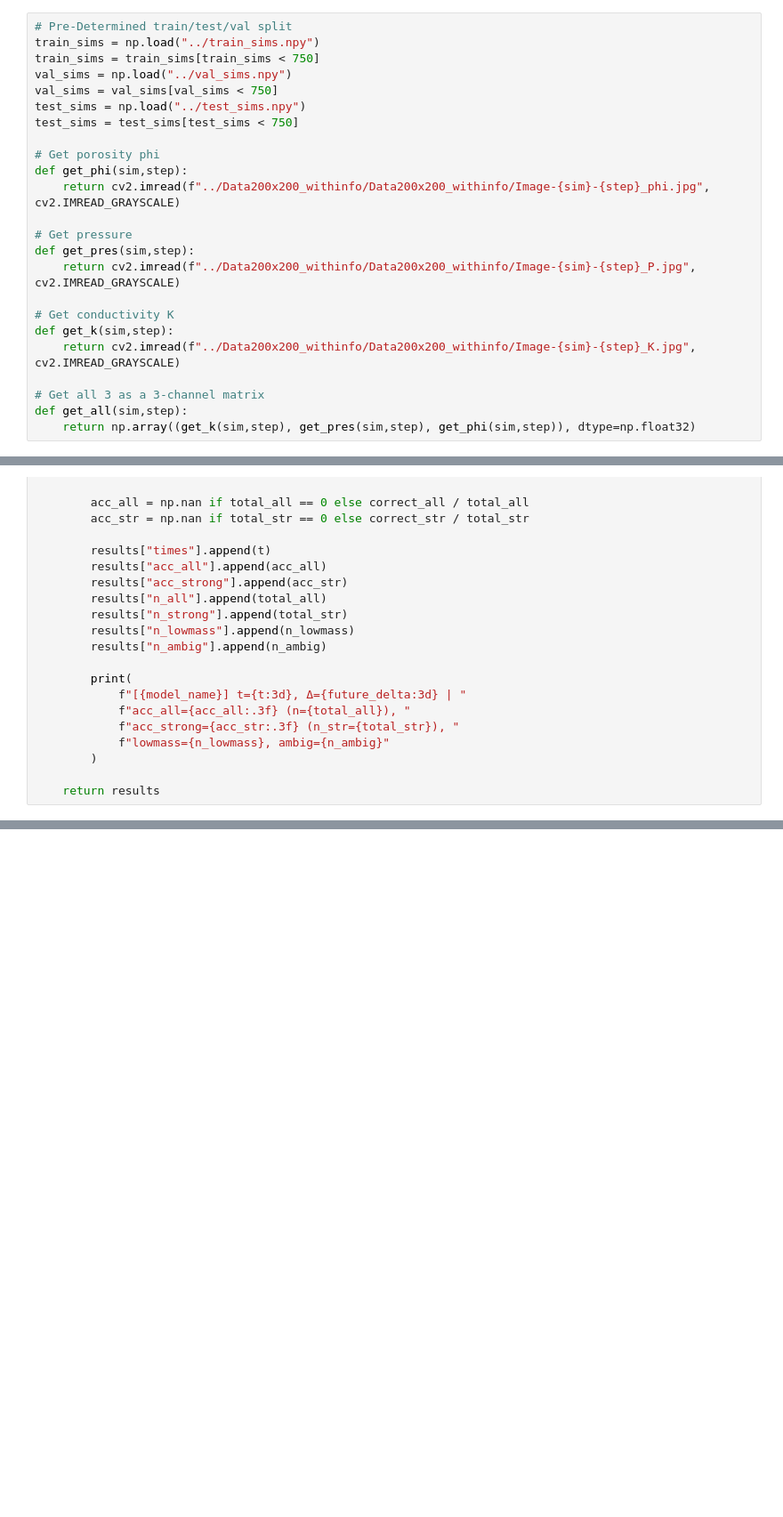
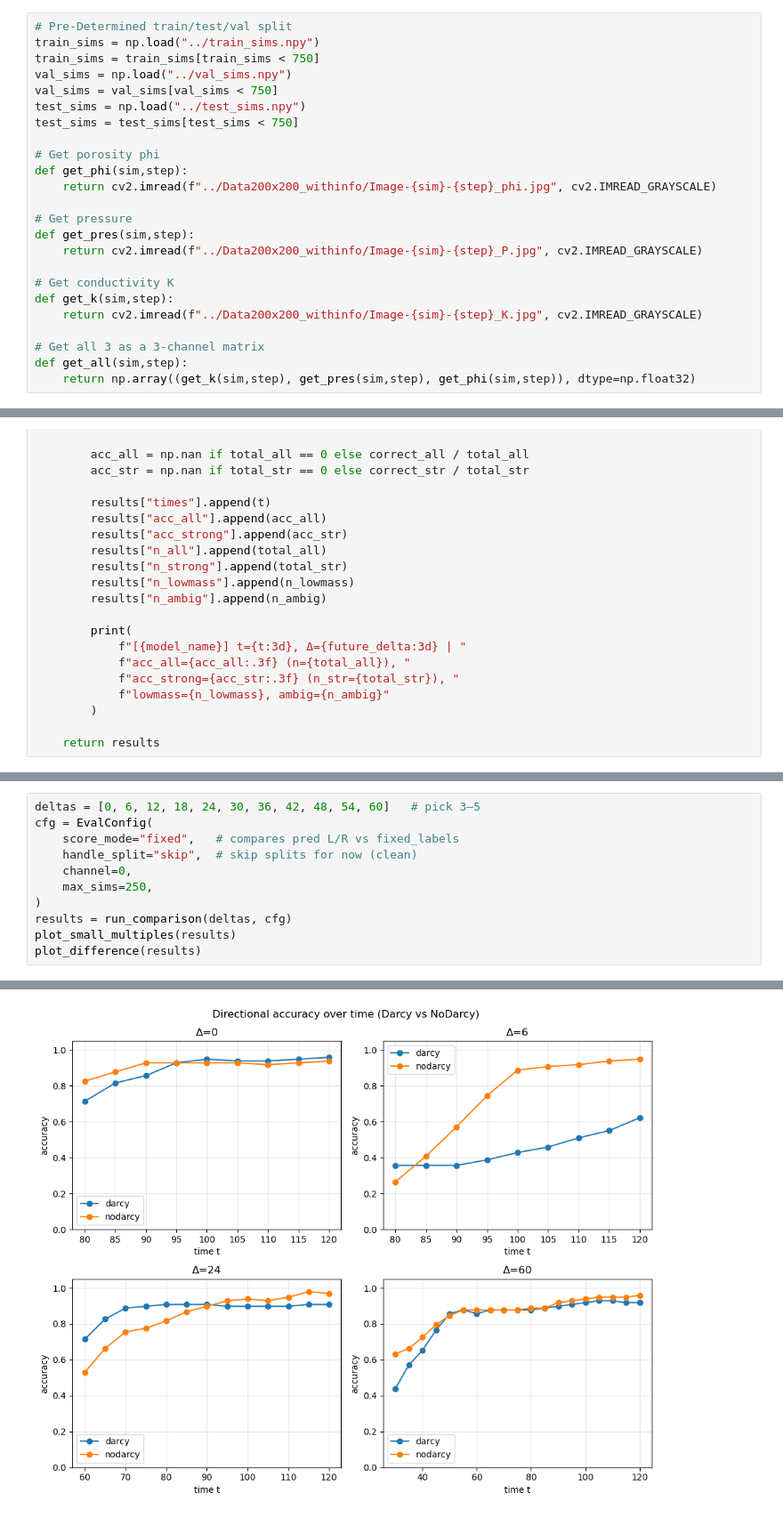
Before and after one commit to JadenLews/Learning, a Jupyter notebook: DeepLearn/physics/future_direction_performance.ipynb, the cells around one changed output, grey strips where cells are left out. Shown at 89% size. Drawn from its saved outputs; the diff is of its cells as text; blank space fills up the shorter version.

```diff
--- a/DeepLearn/physics/future_direction_performance.ipynb
+++ b/DeepLearn/physics/future_direction_performance.ipynb
@@ -29,15 +29,15 @@ test_sims = test_sims[test_sims < 750]
 
 # Get porosity phi
 def get_phi(sim,step):
-    return cv2.imread(f"../Data200x200_withinfo/Data200x200_withinfo/Image-{sim}-{step}_phi.jpg", cv2.IMREAD_GRAYSCALE)
+    return cv2.imread(f"../Data200x200_withinfo/Image-{sim}-{step}_phi.jpg", cv2.IMREAD_GRAYSCALE)
 
 # Get pressure
 def get_pres(sim,step):
-    return cv2.imread(f"../Data200x200_withinfo/Data200x200_withinfo/Image-{sim}-{step}_P.jpg", cv2.IMREAD_GRAYSCALE)
+    return cv2.imread(f"../Data200x200_withinfo/Image-{sim}-{step}_P.jpg", cv2.IMREAD_GRAYSCALE)
 
 # Get conductivity K
 def get_k(sim,step):
-    return cv2.imread(f"../Data200x200_withinfo/Data200x200_withinfo/Image-{sim}-{step}_K.jpg", cv2.IMREAD_GRAYSCALE)
+    return cv2.imread(f"../Data200x200_withinfo/Image-{sim}-{step}_K.jpg", cv2.IMREAD_GRAYSCALE)
 
 # Get all 3 as a 3-channel matrix
 def get_all(sim,step):
@@ -2010,0 +1369,12 @@ plt.show()
+# %%
+deltas = [0, 6, 12, 18, 24, 30, 36, 42, 48, 54, 60]   # pick 3–5
+cfg = EvalConfig(
+    score_mode="fixed",   # compares pred L/R vs fixed_labels
+    handle_split="skip",  # skip splits for now (clean)
+    channel=0,
+    max_sims=250,
+)
+results = run_comparison(deltas, cfg)
+plot_small_multiples(results)
+plot_difference(results)
+# %% [output]
@@ -2010,0 +1389 @@ plt.show()
+[figure, added]
```
Also changed, not shown: parts of 11 cells of this notebook, 4 other files.
